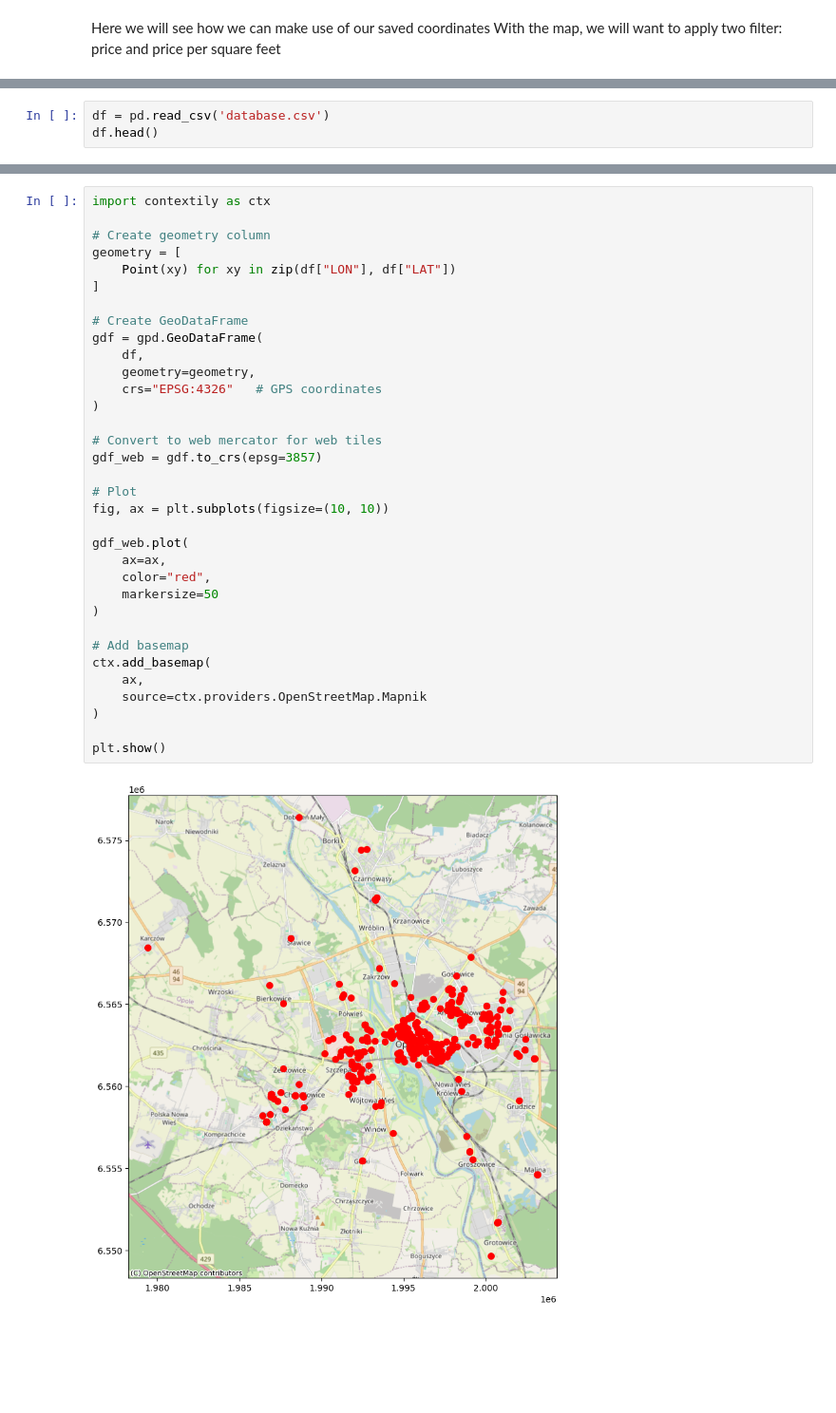
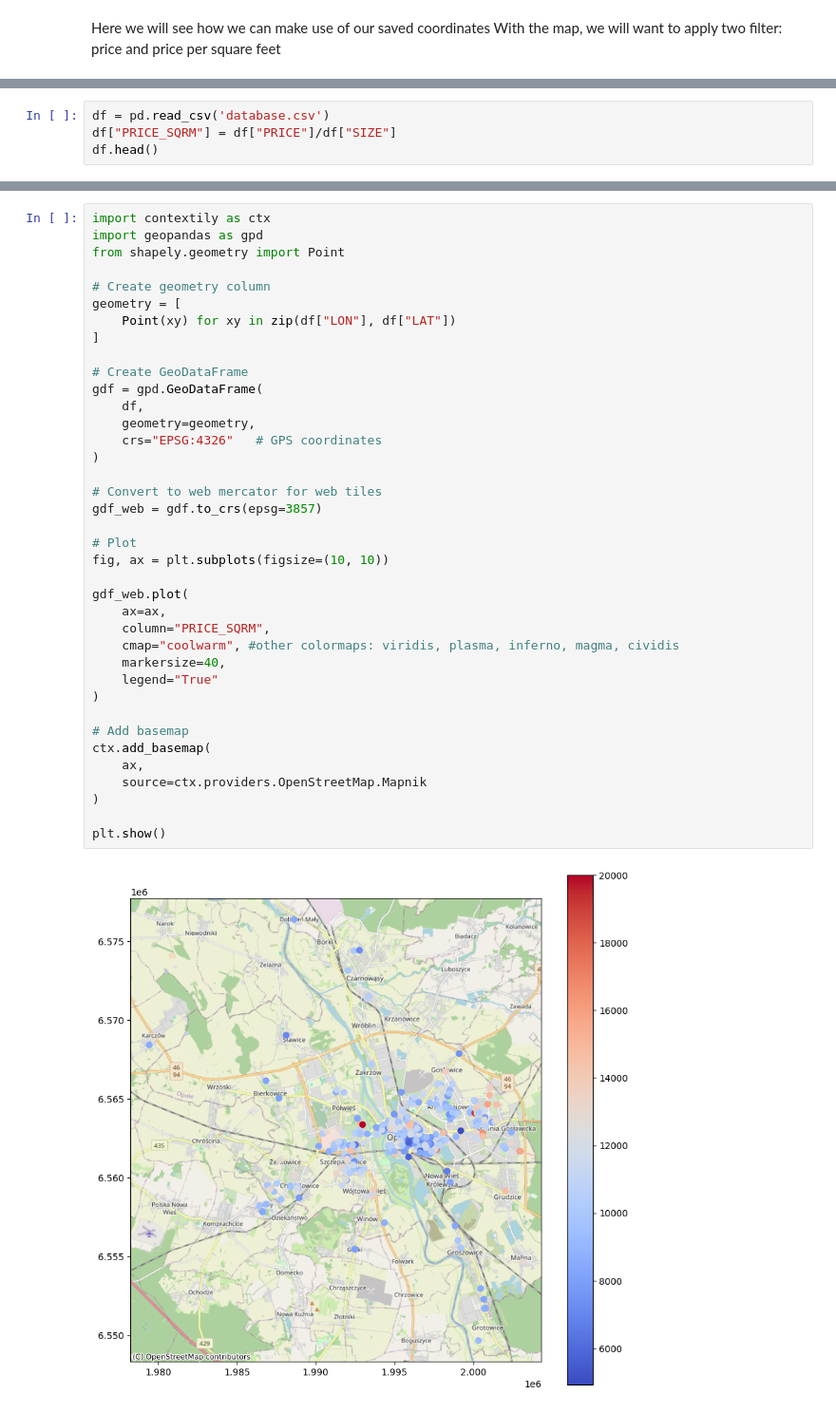
Before and after one commit to R3gx-00/SWSFHP, a Jupyter notebook: map.ipynb, the cells around one changed output, grey strips where cells are left out. Shown at 95% size. Cells and saved outputs as stored; diff of their text form; blank space fills up the shorter version.

Commit message:
feat: color map

```diff
--- a/map.ipynb
+++ b/map.ipynb
@@ -9,4 +10,5 @@ from matplotlib import pyplot as plt
 # %%
 df = pd.read_csv('database.csv')
+df["PRICE_SQRM"] = df["PRICE"]/df["SIZE"]
 df.head()
 # %% [output]
@@ -49,36 +21,40 @@ gdf.plot(figsize=(10, 10))
 # %%
 import contextily as ctx
+import geopandas as gpd
+from shapely.geometry import Point
 
 # Create geometry column
 geometry = [
     Point(xy) for xy in zip(df["LON"], df["LAT"])
 ]
 
 # Create GeoDataFrame
 gdf = gpd.GeoDataFrame(
     df,
     geometry=geometry,
     crs="EPSG:4326"   # GPS coordinates
 )
 
 # Convert to web mercator for web tiles
 gdf_web = gdf.to_crs(epsg=3857)
 
 # Plot
 fig, ax = plt.subplots(figsize=(10, 10))
 
 gdf_web.plot(
     ax=ax,
-    color="red",
-    markersize=50
+    column="PRICE_SQRM",
+    cmap="coolwarm", #other colormaps: viridis, plasma, inferno, magma, cividis
+    markersize=40,
+    legend="True"
 )
 
 # Add basemap
 ctx.add_basemap(
     ax,
     source=ctx.providers.OpenStreetMap.Mapnik
 )
 
 plt.show()
 # %% [output]
-[figure, old version]
+[figure, new version]
```
Also changed, not shown: parts of 4 cells of this notebook, 4 other files.
